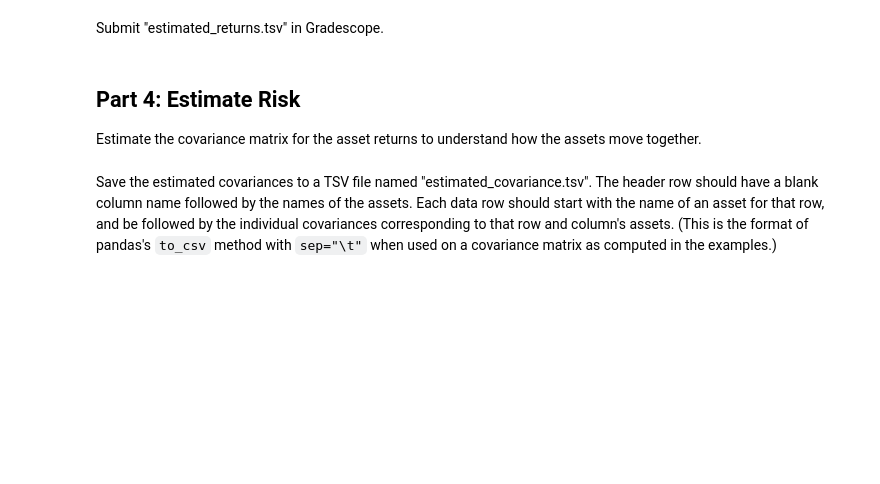
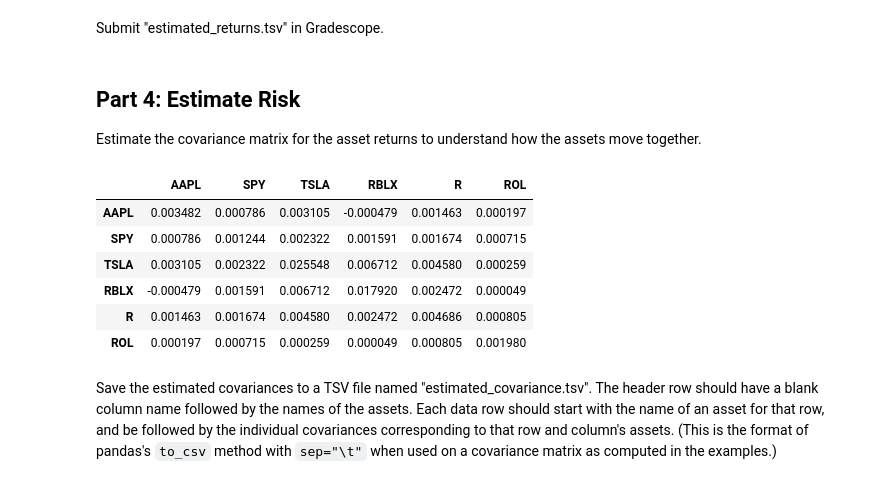
Before and after one commit to pr-rowe/dx704-project-01, a Jupyter notebook: project.ipynb, the cells around one changed output. Cells and saved outputs as stored; diff of their text form; code cells hidden in the pictures; blank space fills up the shorter version.

```diff
--- a/project.ipynb
+++ b/project.ipynb
@@ -164,7 +164,16 @@ Estimate the covariance matrix for the asset returns to understand how the asset
 # %%
 # YOUR CHANGES HERE
 
-...
+stock_covariances = historical_returns.cov()
+stock_covariances
+# %% [output]
+|  | AAPL | SPY | TSLA | RBLX | R | ROL |
+| AAPL | 0.003482 | 0.000786 | 0.003105 | -0.000479 | 0.001463 | 0.000197 |
+| SPY | 0.000786 | 0.001244 | 0.002322 | 0.001591 | 0.001674 | 0.000715 |
+| TSLA | 0.003105 | 0.002322 | 0.025548 | 0.006712 | 0.004580 | 0.000259 |
+| RBLX | -0.000479 | 0.001591 | 0.006712 | 0.017920 | 0.002472 | 0.000049 |
+| R | 0.001463 | 0.001674 | 0.004580 | 0.002472 | 0.004686 | 0.000805 |
+| ROL | 0.000197 | 0.000715 | 0.000259 | 0.000049 | 0.000805 | 0.001980 |
 # %% [markdown]
 Save the estimated covariances to a TSV file named "estimated_covariance.tsv".
 The header row should have a blank column name followed by the names of the assets.
```
Also changed, not shown: parts of 23 cells of this notebook, 9 other files.
